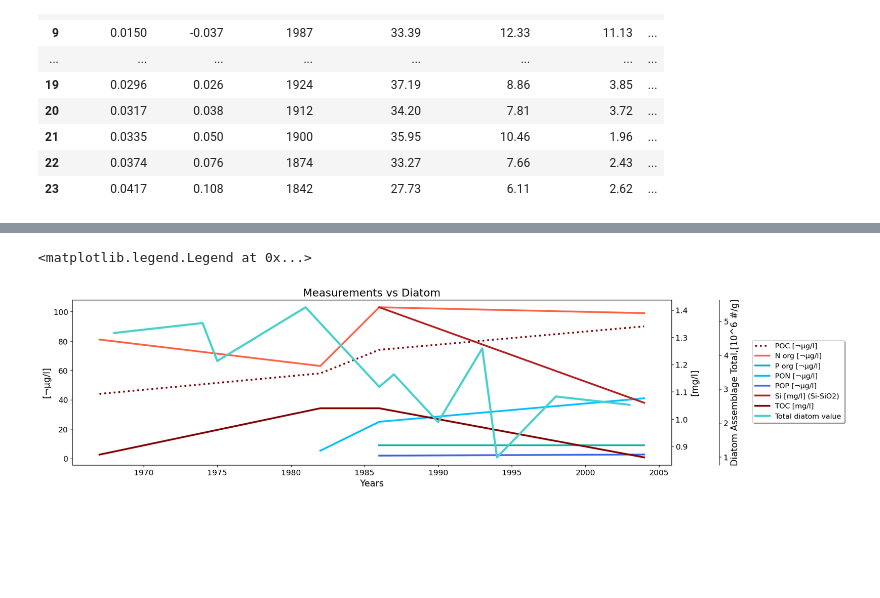
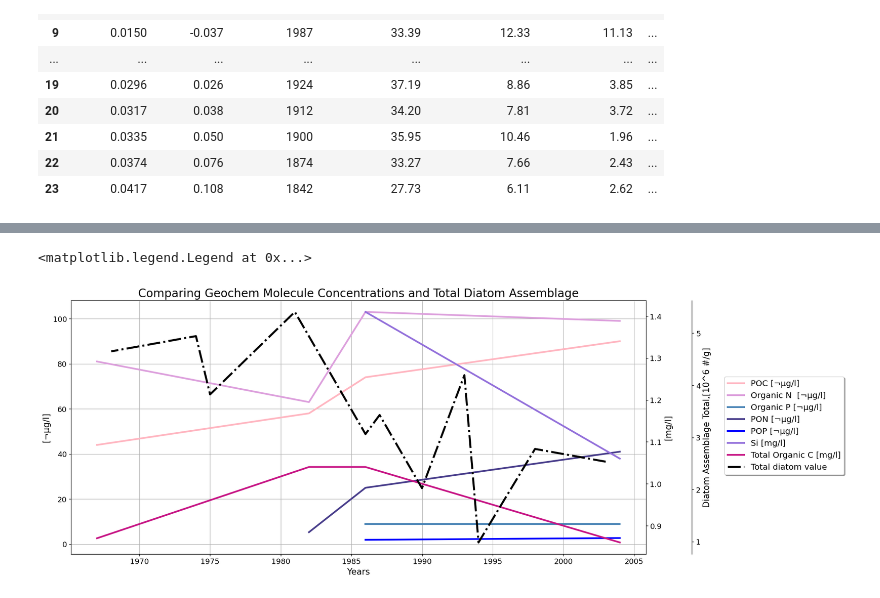
Before and after one commit to abeitz26/Beitz.A_FinalProject, a Jupyter notebook: final_graph1.ipynb, the cells around one changed output, grey strips where cells are left out. Drawn from its saved outputs; the diff is of its cells as text; code cells hidden in the pictures; blank space fills up the shorter version.

```diff
--- a/final_graph1.ipynb
+++ b/final_graph1.ipynb
@@ -250,38 +250,41 @@ fig.legend(loc='center left', bbox_to_anchor=(0.95, 0.5), shadow=True, fontsize=
 # %%
 
 #Plotting each measurement and total diatom assemblage over time
-fig,ax = plt.subplots(figsize=(18,5))
+fig,ax = plt.subplots(figsize=(18,8))
 
 #found resource for adding three y axes here: https://www.statology.org/matplotlib-two-y-axes/
 ax2 = ax.twinx()
 ax3 = ax.twinx()
 #used this for offsetting the third y axis: https://matplotlib.org/3.4.3/gallery/ticks_and_spines/multiple_yaxis_with_spines.html
 ax3.spines.right.set_position(("axes", 1.08))
 
-ax2.plot(geochem_dates, geochem_si, c='firebrick', linestyle='-', linewidth=3, marker=None, label= 'Si [mg/l] (Si-SiO2)')
-ax2.plot(geochem_dates, geochem_toc, c='maroon', linestyle='-', linewidth=3, marker=None, label= 'TOC [mg/l]')
+ax2.plot(geochem_dates, geochem_si, c='mediumpurple', linestyle='-', linewidth=3, marker=None, label= 'Si [mg/l]')
+ax2.plot(geochem_dates, geochem_toc, c='mediumvioletred', linestyle='-', linewidth=3, marker=None, label= 'Total Organic C [mg/l]')
 
-ax.plot(geochem_dates, geochem_poc, c='maroon', linestyle=':', linewidth=3, marker=None, label= 'POC [¬µg/l]')
-ax.plot(geochem_dates, geochem_norg, c='tomato', linestyle='-', linewidth=3, marker=None, label= 'N org [¬µg/l]')
-ax.plot(geochem_dates, geochem_p, c='lightseagreen', linestyle='-', linewidth=3, marker=None, label= 'P org [¬µg/l]')
-ax.plot(geochem_dates, geochem_pon, c='deepskyblue', linestyle='-', linewidth=3, marker=None, label= 'PON [¬µg/l]')
-ax.plot(geochem_dates, geochem_pop, c='royalblue', linestyle='-', linewidth=3, marker=None, label= 'POP [¬µg/l]')
+ax.plot(geochem_dates, geochem_poc, c='lightpink', linestyle='-', linewidth=3, marker=None, label= 'POC [¬µg/l]')
+ax.plot(geochem_dates, geochem_norg, c='plum', linestyle='-', linewidth=3, marker=None, label= 'Organic N  [¬µg/l]')
+ax.plot(geochem_dates, geochem_p, c='steelblue', linestyle='-', linewidth=3, marker=None, label= 'Organic P [¬µg/l]')
+ax.plot(geochem_dates, geochem_pon, c='darkslateblue', linestyle='-', linewidth=3, marker=None, label= 'PON [¬µg/l]')
+ax.plot(geochem_dates, geochem_pop, c='blue', linestyle='-', linewidth=3, marker=None, label= 'POP [¬µg/l]')
 
-ax3.plot(dia_dates_geo, dia_geo, c='mediumturquoise', linestyle='-', linewidth=3.5, marker=None, label= 'Total diatom value')
+ax3.plot(dia_dates_geo, dia_geo, c='k', linestyle='-.', linewidth=3.5, marker=None, label= 'Total diatom value')
+
+ax.grid()
 
 #managing settings for axes
-ax.set_title('Measurements vs Diatom', fontsize=18)
+ax.set_title('Comparing Geochem Molecule Concentrations and Total Diatom Assemblage', fontsize=20)
 ax.set_xlabel('Years', fontsize=15)
 ax2.set_ylabel('[mg/l]', fontsize=15)
 ax3.set_ylabel('Diatom Assemblage Total,[10^6 #/g]', fontsize=15)
 ax.set_ylabel('[¬µg/l]', fontsize=15)
 #used this website to change axis tick labels fontsize: https://stackoverflow.com/questions/63723514/userwarning-fixedformatter-should-only-be-used-together-with-fixedlocator
 ax.tick_params(axis='x', labelsize = 13)
 ax.tick_params(axis='y', labelsize = 13)
 ax2.tick_params(axis='y', labelsize = 13)
 ax3.tick_params(axis='y', labelsize = 13)
 
-fig.legend(loc='center left', bbox_to_anchor=(1, 0.5), shadow=True, fontsize='large')
+#found resource for moving legend outside of graph here: https://stackoverflow.com/questions/4700614/how-to-put-the-legend-outside-the-plot
+fig.legend(loc='center left', bbox_to_anchor=(1, 0.5), shadow=True, fontsize='x-large')
 # %% [output]
 <matplotlib.legend.Legend at 0x...>
-[figure, old version]
+[figure, new version]
```
Also changed, not shown: parts of 2 cells of this notebook.
